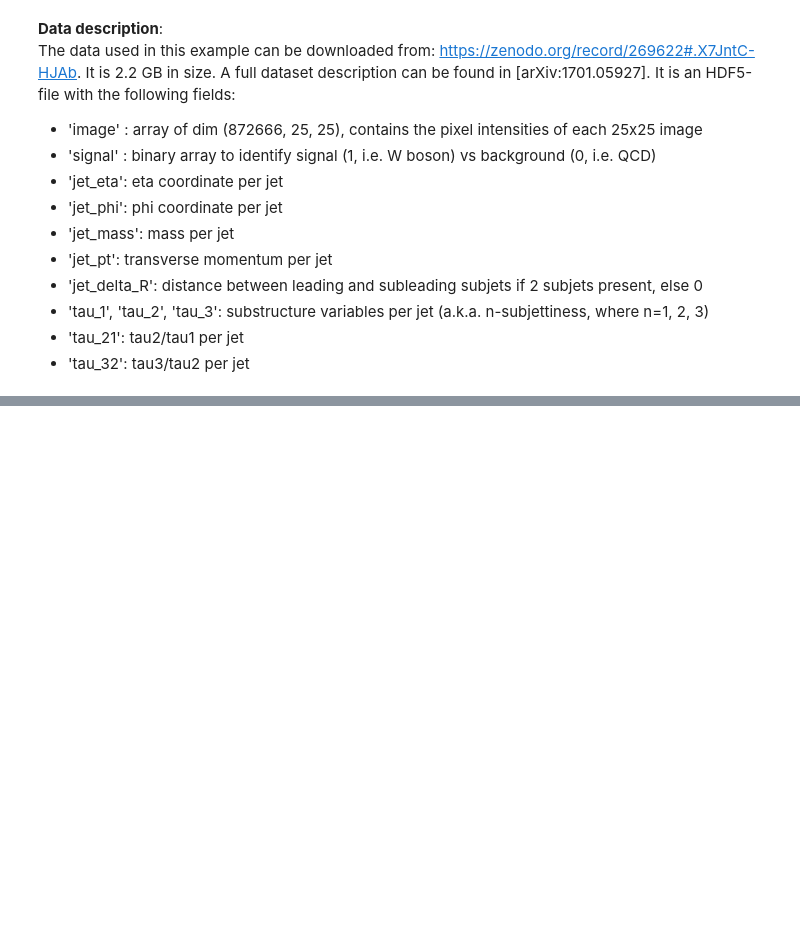
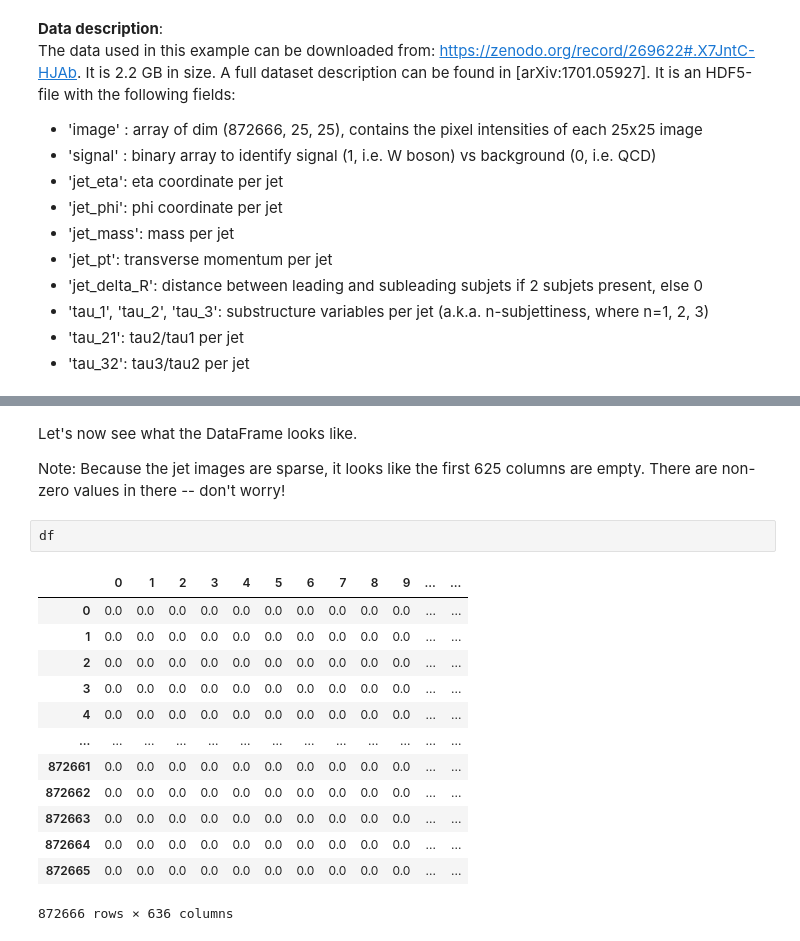
Before and after one commit to Autoencoders-compression-anomaly/AE-Compression-pytorch, a Jupyter notebook: examples/jet_images/process_jet_images.ipynb, the cells around one changed output, grey strips where cells are left out. Drawn from its saved outputs; the diff is of its cells as text; blank space fills up the shorter version.

```diff
--- a/examples/jet_images/process_jet_images.ipynb
+++ b/examples/jet_images/process_jet_images.ipynb
@@ -73 +98,21 @@ df1 = pd.DataFrame(np.zeros([nbr_images, 625]), columns = pixels)
+# %% [markdown]
+Let's now see what the DataFrame looks like.
+
+Note: Because the jet images are sparse, it looks like the first 625 columns are empty. There are non-zero values in there -- don't worry!
+# %%
+df
+# %% [output]
+|  | 0 | 1 | 2 | 3 | 4 | 5 | 6 | 7 | 8 | 9 | ... | ... |
+| 0 | 0.0 | 0.0 | 0.0 | 0.0 | 0.0 | 0.0 | 0.0 | 0.0 | 0.0 | 0.0 | ... | ... |
+| 1 | 0.0 | 0.0 | 0.0 | 0.0 | 0.0 | 0.0 | 0.0 | 0.0 | 0.0 | 0.0 | ... | ... |
+| 2 | 0.0 | 0.0 | 0.0 | 0.0 | 0.0 | 0.0 | 0.0 | 0.0 | 0.0 | 0.0 | ... | ... |
+| 3 | 0.0 | 0.0 | 0.0 | 0.0 | 0.0 | 0.0 | 0.0 | 0.0 | 0.0 | 0.0 | ... | ... |
+| 4 | 0.0 | 0.0 | 0.0 | 0.0 | 0.0 | 0.0 | 0.0 | 0.0 | 0.0 | 0.0 | ... | ... |
+| ... | ... | ... | ... | ... | ... | ... | ... | ... | ... | ... | ... | ... |
+| 872661 | 0.0 | 0.0 | 0.0 | 0.0 | 0.0 | 0.0 | 0.0 | 0.0 | 0.0 | 0.0 | ... | ... |
+| 872662 | 0.0 | 0.0 | 0.0 | 0.0 | 0.0 | 0.0 | 0.0 | 0.0 | 0.0 | 0.0 | ... | ... |
+| 872663 | 0.0 | 0.0 | 0.0 | 0.0 | 0.0 | 0.0 | 0.0 | 0.0 | 0.0 | 0.0 | ... | ... |
+| 872664 | 0.0 | 0.0 | 0.0 | 0.0 | 0.0 | 0.0 | 0.0 | 0.0 | 0.0 | 0.0 | ... | ... |
+| 872665 | 0.0 | 0.0 | 0.0 | 0.0 | 0.0 | 0.0 | 0.0 | 0.0 | 0.0 | 0.0 | ... | ... |
+872666 rows × 636 columns
 # %% [markdown]
```
Also changed, not shown: parts of 17 cells of this notebook.
